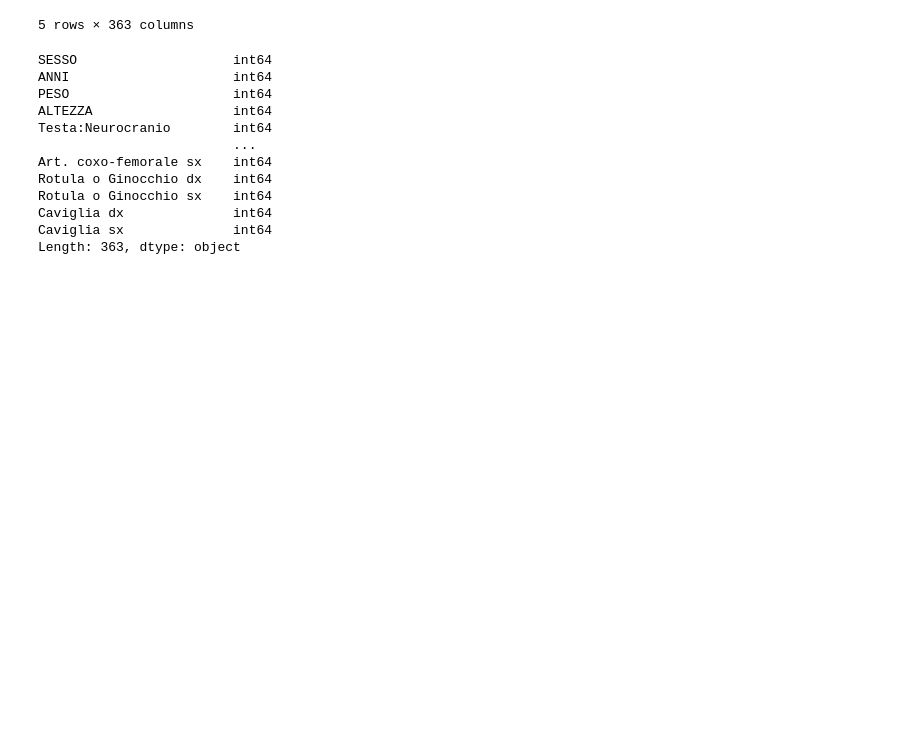
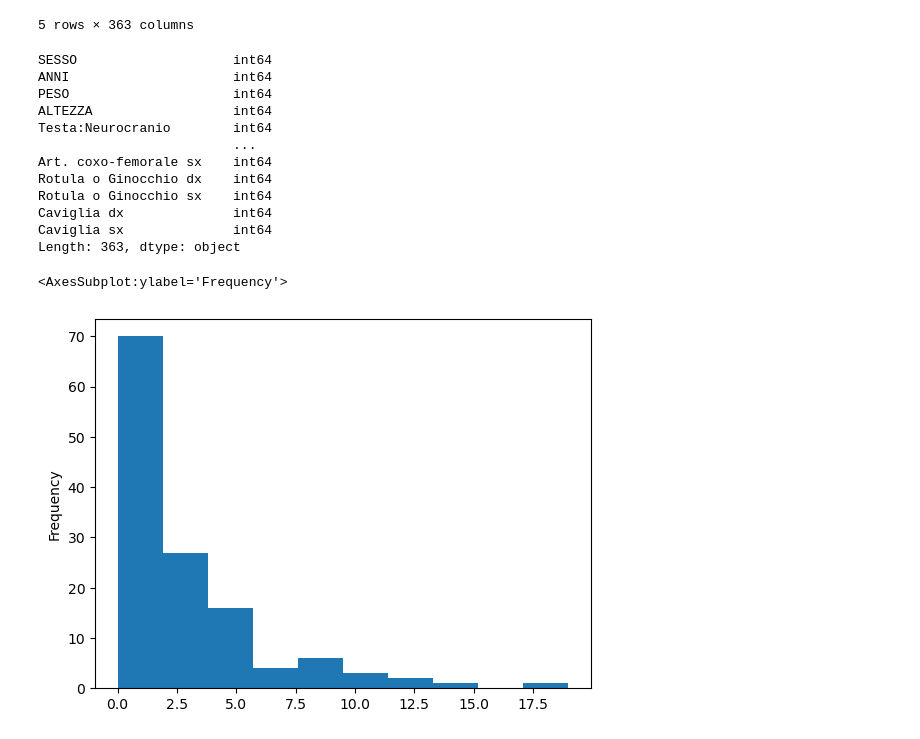
Before and after one commit to chrfum/one-class_classifier, a Jupyter notebook: run-over_classifier/codes/run-over.ipynb, the cells around one changed output. Cells and saved outputs as stored; diff of their text form; code cells hidden in the pictures; blank space fills up the shorter version.

```diff
--- a/run-over_classifier/codes/run-over.ipynb
+++ b/run-over_classifier/codes/run-over.ipynb
@@ -55,3 +55,8 @@ Rotula o Ginocchio sx    int64
 Caviglia dx              int64
 Caviglia sx              int64
 Length: 363, dtype: object
+# %%
+X['Tot Addome'].plot.hist()
+# %% [output]
+<AxesSubplot:ylabel='Frequency'>
+[figure, added]
```
Also changed, not shown: parts of 7 cells of this notebook.
